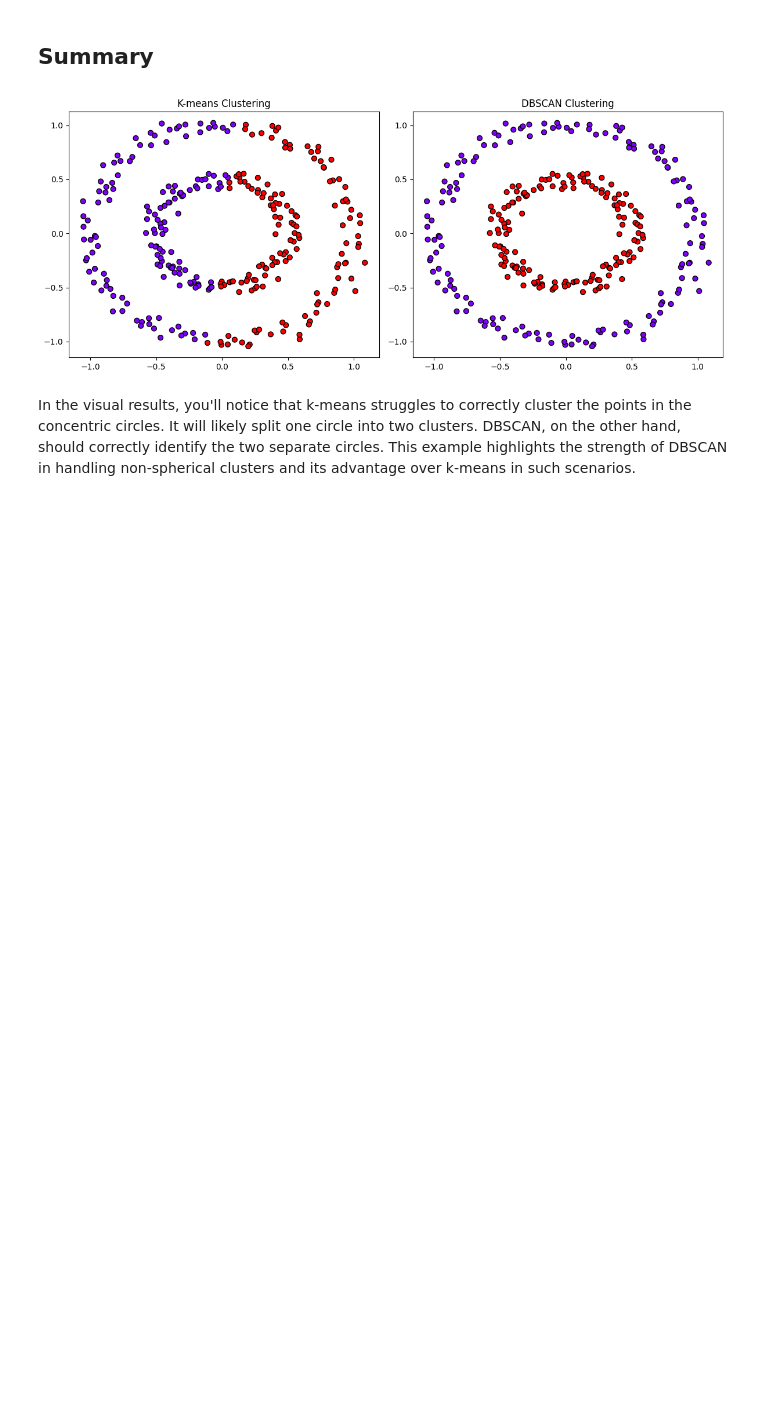
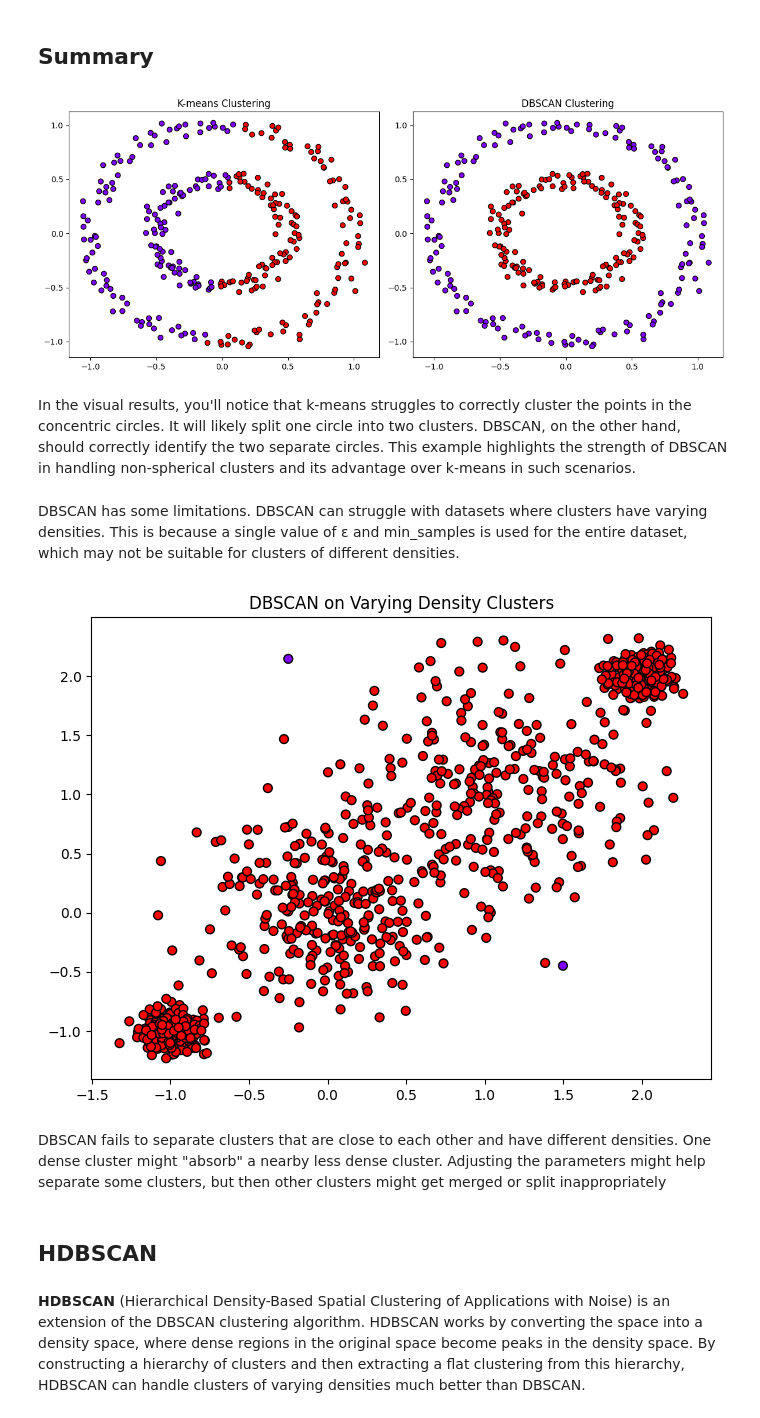
Before and after one commit to swapnilin/DBSCAN-Clustering, a Jupyter notebook: DBSCAN.ipynb, the cells around one changed output. Cells and saved outputs as stored; diff of their text form; code cells hidden in the pictures; blank space fills up the shorter version.

```diff
--- a/DBSCAN.ipynb
+++ b/DBSCAN.ipynb
@@ -147,3 +147,29 @@ plt.show()
 [figure]
 # %% [markdown]
 In the visual results, you'll notice that k-means struggles to correctly cluster the points in the concentric circles. It will likely split one circle into two clusters. DBSCAN, on the other hand, should correctly identify the two separate circles. This example highlights the strength of DBSCAN in handling non-spherical clusters and its advantage over k-means in such scenarios.
+# %% [markdown]
+DBSCAN has some limitations. DBSCAN can struggle with datasets where clusters have varying densities. This is because a single value of ε and min_samples is used for the entire dataset, which may not be suitable for clusters of different densities.
+# %%
+from sklearn.datasets import make_blobs
+
+
+# Create synthetic data with clusters of varying densities
+X, _ = make_blobs(n_samples=1000, centers=[[-1, -1], [0, 0], [1, 1], [2, 2]], cluster_std=[0.1, 0.4, 0.5, 0.1], random_state=42)
+
+# Apply DBSCAN clustering
+dbscan = DBSCAN(eps=0.5, min_samples=5)
+dbscan_labels = dbscan.fit_predict(X)
+
+# Plot the results
+plt.figure(figsize=(8, 6))
+plt.scatter(X[:, 0], X[:, 1], c=dbscan_labels, cmap='rainbow', edgecolor='k', s=40)
+plt.title('DBSCAN on Varying Density Clusters')
+plt.show()
+# %% [output]
+[figure, added]
+# %% [markdown]
+DBSCAN fails to separate clusters that are close to each other and have different densities. One dense cluster might "absorb" a nearby less dense cluster. Adjusting the parameters might help separate some clusters, but then other clusters might get merged or split inappropriately
+# %% [markdown]
+## HDBSCAN
+# %% [markdown]
+**HDBSCAN** (Hierarchical Density-Based Spatial Clustering of Applications with Noise) is an extension of the DBSCAN clustering algorithm. HDBSCAN works by converting the space into a density space, where dense regions in the original space become peaks in the density space. By constructing a hierarchy of clusters and then extracting a flat clustering from this hierarchy, HDBSCAN can handle clusters of varying densities much better than DBSCAN.
```
Also changed, not shown: parts of 5 cells of this notebook.
